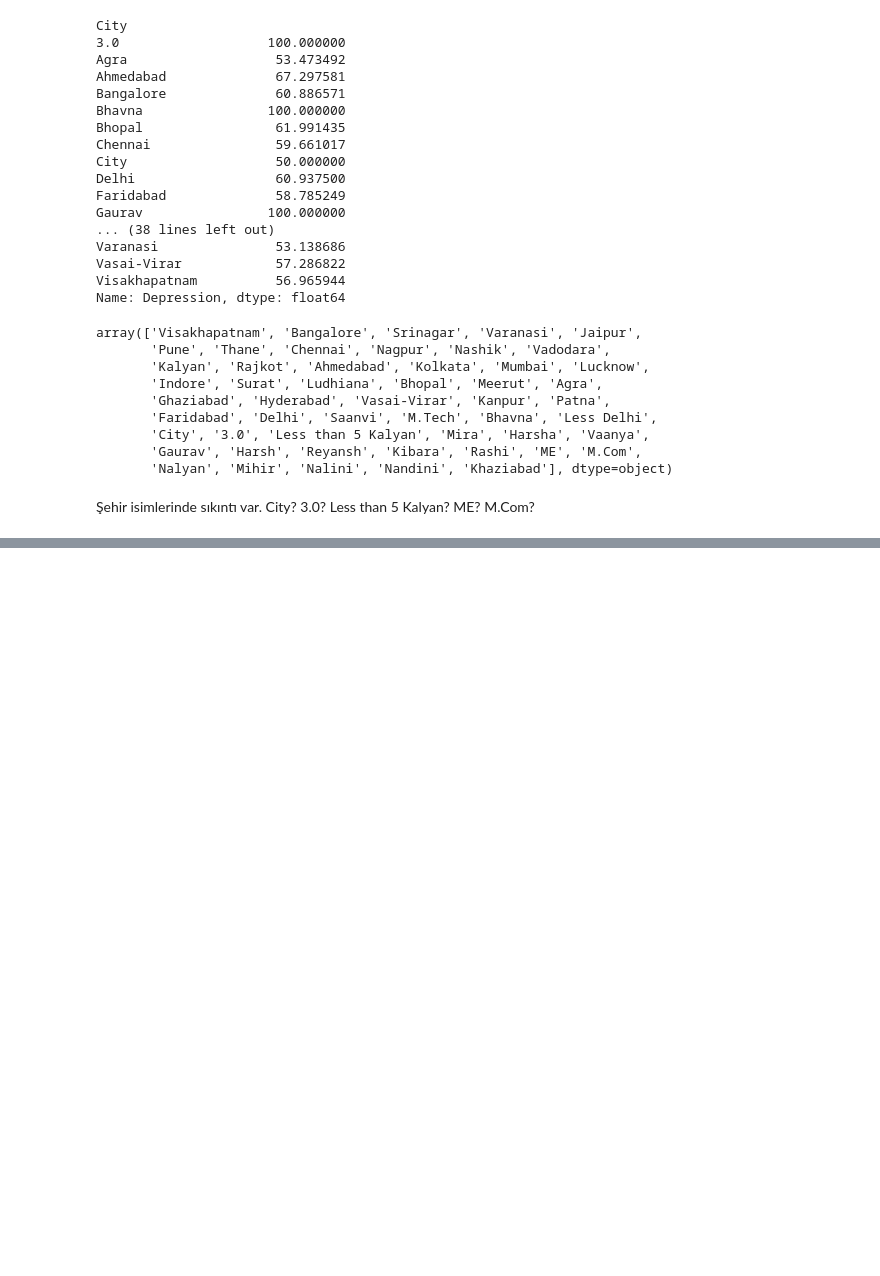
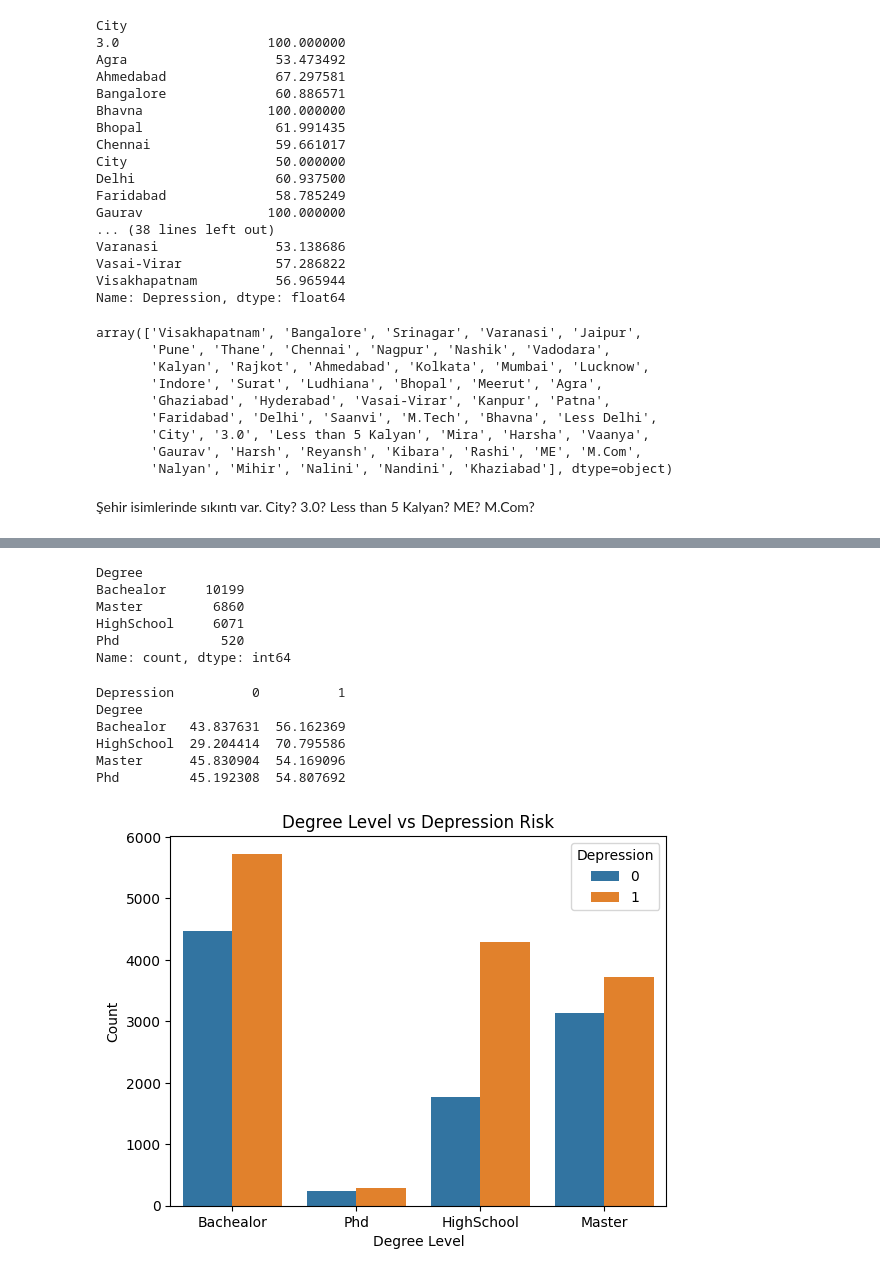
Before and after one commit to mutuceng/depression-risk-classification, a Jupyter notebook: Backend/ML/data_prep.ipynb, the cells around one changed output, grey strips where cells are left out. Saved outputs shown, nothing was run; the diff lists cells and outputs as text; code cells hidden in the pictures; blank space fills up the shorter version.

Commit message:
data prep

```diff
--- a/Backend/ML/data_prep.ipynb
+++ b/Backend/ML/data_prep.ipynb
@@ -896,0 +773,2 @@ Neredeyse yarı yarıya
+# %%
+std_trainset = std_trainset[~(std_trainset["Job Satisfaction"].notnull() | std_trainset["Work Pressure"].notnull())]
@@ -896,0 +784,2 @@ Neredeyse yarı yarıya
+# %%
+std_trainset.loc[std_trainset["Profession"].notnull(), "Profession"] = None
@@ -896,0 +795,2 @@ Neredeyse yarı yarıya
+# %%
+std_trainset = std_trainset.drop(columns=["Name", "Working Professional or Student","Profession", "Work Pressure", "Job Satisfaction"])
@@ -896,0 +846,61 @@ Neredeyse yarı yarıya
+# %%
+# Eğitim seviyelerini sıralı şekilde kodlamak
+degree_mapping = {
+    'Class 12': "HighSchool",  # Ortaöğretim
+    'Class 11': "HighSchool",  # Ortaöğretim
+    'B.Pharm': "Bachealor",   # Lisans
+    'BSc': "Bachealor",       # Lisans
+    'BA': "Bachealor",        # Lisans
+    'BCA': "Bachealor",       # Lisans
+    'B.Ed': "Bachealor",      # Lisans
+    'LLB': "Bachealor",       # Lisans
+    'BE': "Bachealor",        # Lisans
+    'B.Tech': "Bachealor",    # Lisans
+    'BBA': "Bachealor",       # Lisans
+    'B.Arch': "Bachealor",    # Lisans
+    'M.Ed': "Master",      # Yüksek Lisans
+    'MSc': "Master",       # Yüksek Lisans
+    'M.Pharm': "Master",   # Yüksek Lisans
+    'MBA': "Master",       # Yüksek Lisans
+    'MD': "Master",        # Yüksek Lisans
+    'MBBS': "Master",      # Yüksek Lisans
+    'MCA': "Master",       # Yüksek Lisans
+    'M.Com': "Master",     # Yüksek Lisans
+    'LLM': "Master",       # Yüksek Lisans
+    'ME': "Master",        # Yüksek Lisans
+    'PhD': "Phd"        # Doktora
+}
+
+# Veriye uygulama
+std_trainset['Degree'] = std_trainset['Degree'].map(degree_mapping)
+
+# Eksik veya hatalı değerleri kontrol etme
+std_trainset['Degree'].value_counts()
+# %% [output]
+Degree
+Bachealor     10199
+Master         6860
+HighSchool     6071
+Phd             520
+Name: count, dtype: int64
+# %%
+# Eğitim seviyesine göre depresyon riski yüzdesini hesaplamak
+depression_by_degree = std_trainset.groupby('Degree')['Depression'].value_counts(normalize=True).unstack() * 100
+
+# Depresyon riski yüzdelerini göster
+print(depression_by_degree)
+# %% [output]
+Depression          0          1
+Degree
+Bachealor   43.837631  56.162369
+HighSchool  29.204414  70.795586
+Master      45.830904  54.169096
+Phd         45.192308  54.807692
+# %%
+sn.countplot(x='Degree', hue='Depression', data=std_trainset)
+plt.title('Degree Level vs Depression Risk')
+plt.xlabel('Degree Level')
+plt.ylabel('Count')
+plt.show()
+# %% [output]
+[figure, added]
```
Also changed, not shown: parts of 134 cells of this notebook.
